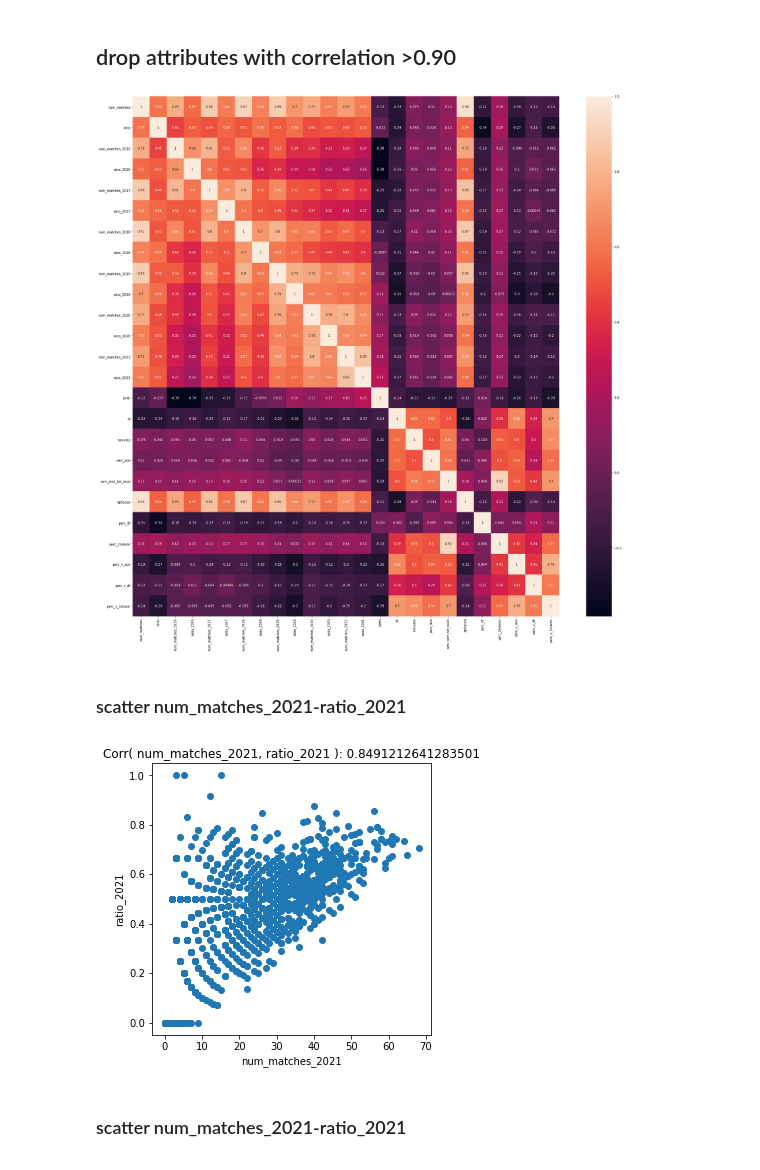
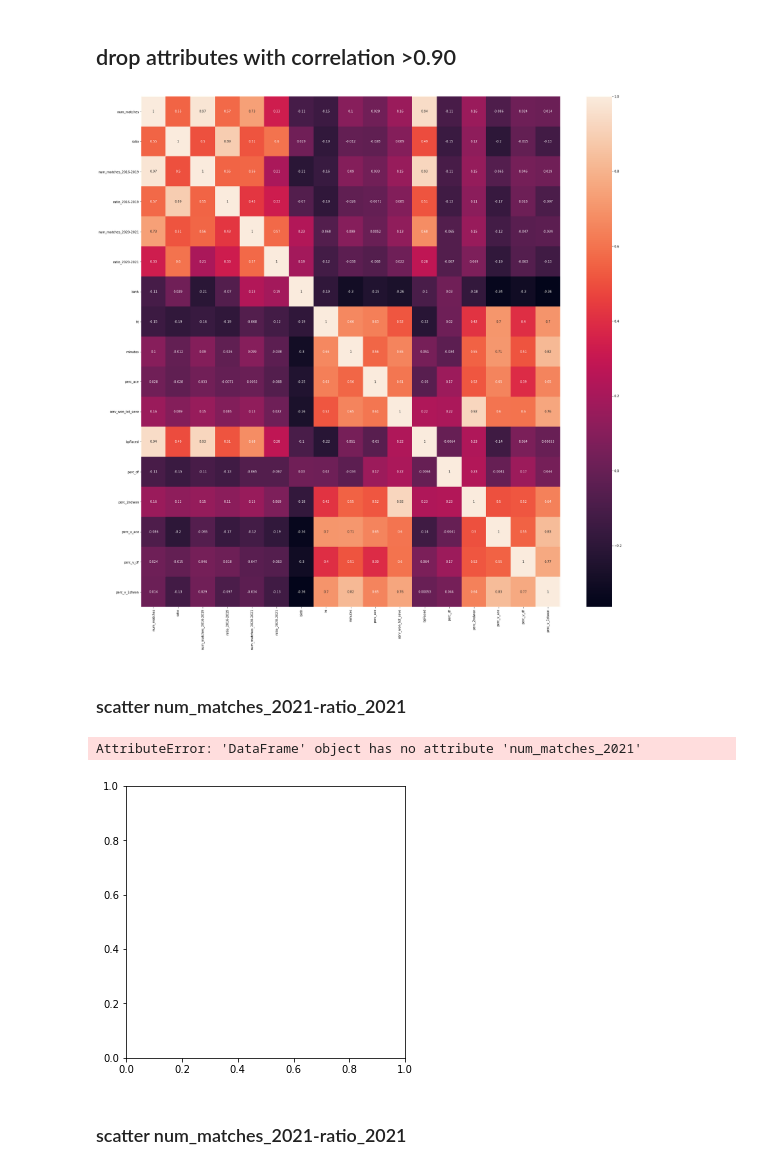
Before and after one commit to OrnelaDanushi/DM-project21, a Jupyter notebook: 4_Data_Preparation.ipynb, the cells around one changed output. Saved outputs shown, nothing was run; the diff lists cells and outputs as text; code cells hidden in the pictures.

```diff
--- a/4_Data_Preparation.ipynb
+++ b/4_Data_Preparation.ipynb
@@ -74,7 +74,7 @@ num_matches = create_df(num_matches)
 num_matches.set_axis(['name', 'num_matches'], axis=1, inplace=True)
 
 #drop players with few matches
-num_matches = num_matches[num_matches['num_matches'] > 3]
+num_matches = num_matches[num_matches['num_matches'] > 10]
 
 #add ratio
 num_matches_won.set_axis(['name', 'num_matches_won'], axis=1, inplace=True) #rename attribute 'num_matches' to 'num_matches_won', otherwise we could have a conflict
@@ -127,15 +127,36 @@ for year in years:
     num_matches.set_axis(['name', num_m_y], axis=1, inplace=True)
 
     #add ratio
-    num_matches_won.set_axis(['name', 'num_matches_won'], axis=1, inplace=True) #rename attribute 'num_matches' to 'num_matches_won', otherwise we could have a conflict
+    num_matches_won.set_axis(['name', 'num_matches_won_'+str(year)], axis=1, inplace=True) #rename attribute 'num_matches' to 'num_matches_won', otherwise we could have a conflict
     num_matches = pd.merge(num_matches, num_matches_won, how = 'left', on = 'name')
-    num_matches['ratio_'+str(year)] = num_matches['num_matches_won']/num_matches[num_m_y]
+    #num_matches['ratio_'+str(year)] = num_matches['num_matches_won']/num_matches[num_m_y]
     num_matches.fillna(0, inplace = True)
-    del num_matches['num_matches_won']
+    #del num_matches['num_matches_won']
 
     #add to our player profile ratio and matches of current year
     player_profile = pd.merge(player_profile, num_matches, how = 'left', on = 'name')
     player_profile.fillna(0, inplace = True) #players with no matches during a year
 
+player_profile['num_matches_2016-2019']=player_profile['num_matches_2016']+player_profile['num_matches_2017']+player_profile['num_matches_2018']+player_profile['num_matches_2019']
+del player_profile['num_matches_2016']
+del player_profile['num_matches_2017']
+del player_profile['num_matches_2018']
+del player_profile['num_matches_2019']
+player_profile['ratio_2016-2019']=player_profile['num_matches_won_2016']+player_profile['num_matches_won_2017']+player_profile['num_matches_won_2018']+player_profile['num_matches_won_2019']
+player_profile['ratio_2016-2019']=player_profile['ratio_2016-2019']/player_profile['num_matches_2016-2019']
+del player_profile['num_matches_won_2016']
+del player_profile['num_matches_won_2017']
+del player_profile['num_matches_won_2018']
+del player_profile['num_matches_won_2019']
+
+player_profile['num_matches_2020-2021']=player_profile['num_matches_2020']+player_profile['num_matches_2021']
+del player_profile['num_matches_2020']
+del player_profile['num_matches_2021']
+
+player_profile['ratio_2020-2021']=player_profile['num_matches_won_2020']+player_profile['num_matches_won_2021']
+player_profile['ratio_2020-2021']=player_profile['ratio_2020-2021']/player_profile['num_matches_2020-2021']
+del player_profile['num_matches_won_2020']
+del player_profile['num_matches_won_2021']
+
 player_profile
 # %% [output]
@@ -1104,18 +1123,19 @@ fig, ax = plt.subplots(figsize=(30, 30)) #Sample figsize in inches
 sn.heatmap(matrix, annot=True)
 plt.show()
 # %% [output]
-[figure, old version]
+[figure, new version]
 # %% [markdown]
 ### scatter num_matches_2021-ratio_2021
 # %%
 f, axs = plt.subplots(nrows = 1, ncols = 1, figsize=(5,5))
-axs.scatter(p.num_matches_2021, p.ratio_2021)
-axs.set_title('Corr( num_matches_2021, ratio_2021 ): ' + str(p.num_matches_2021.corr(p.ratio_2021)))
+axs.scatter(p.num_matches_2020-21, p.ratio_2020_2021)
+axs.set_title('Corr( num_matches_2020-21, ratio_2020-21 ): ' + str(p.num_matches_2021.corr(p.ratio_2021)))
 axs.set_xlabel('num_matches_2021')
 axs.set_ylabel('ratio_2021')
 plt.show()
 # %% [output]
+AttributeError: 'DataFrame' object has no attribute 'num_matches_2021'
-[figure, old version]
+[figure, new version]
 # %% [markdown]
 ### scatter num_matches_2021-ratio_2021
 # %%
```
Also changed, not shown: parts of 39 cells of this notebook.
